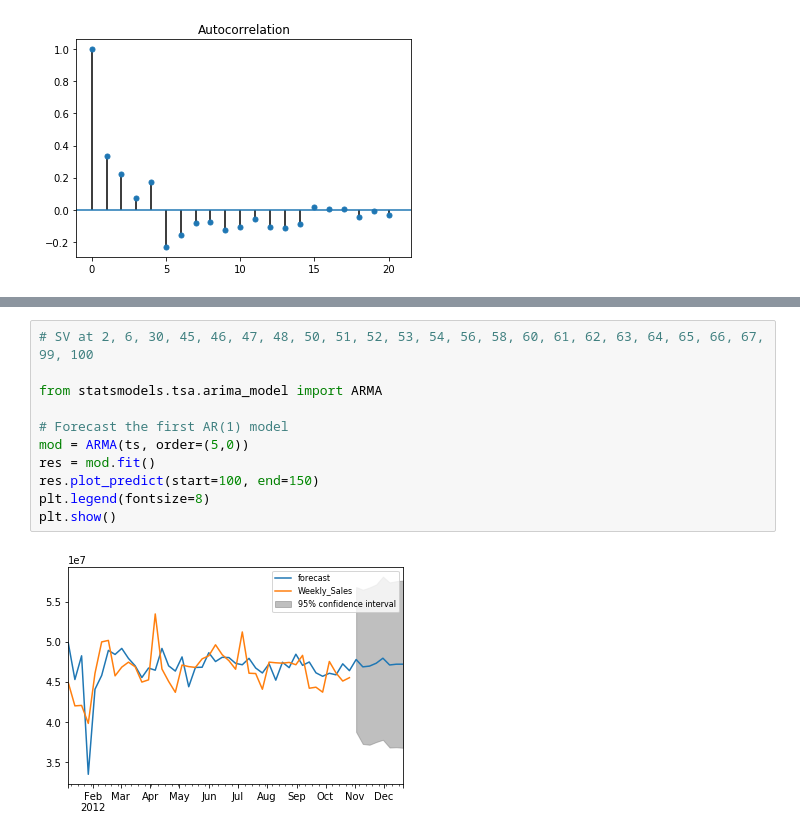
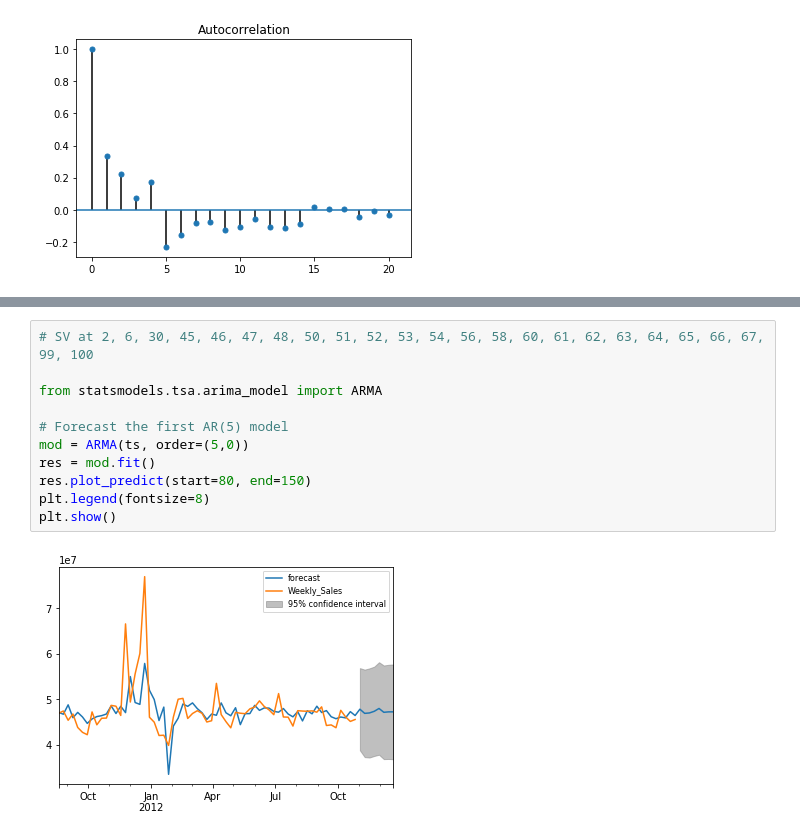
Before and after one commit to vladcherman/daip_forecasting, a Jupyter notebook: DAIP 3 Time Series Analysis.ipynb, the cells around one changed output, grey strips where cells are left out. Drawn from its saved outputs; the diff is of its cells as text.

```diff
--- a/DAIP 3 Time Series Analysis.ipynb
+++ b/DAIP 3 Time Series Analysis.ipynb
@@ -407,16 +408,16 @@ dtype: float64
 # %%
 # SV at 2, 6, 30, 45, 46, 47, 48, 50, 51, 52, 53, 54, 56, 58, 60, 61, 62, 63, 64, 65, 66, 67, 99, 100
 
 from statsmodels.tsa.arima_model import ARMA
 
-# Forecast the first AR(1) model
+# Forecast the first AR(5) model
 mod = ARMA(ts, order=(5,0))
 res = mod.fit()
-res.plot_predict(start=100, end=150)
+res.plot_predict(start=80, end=150)
 plt.legend(fontsize=8)
 plt.show()
 # %% [output]
-[figure, old version]
+[figure, new version]
 # %%
 # Lowest BIC gives correct AR order
 
```
Also changed, not shown: parts of 14 cells of this notebook.
